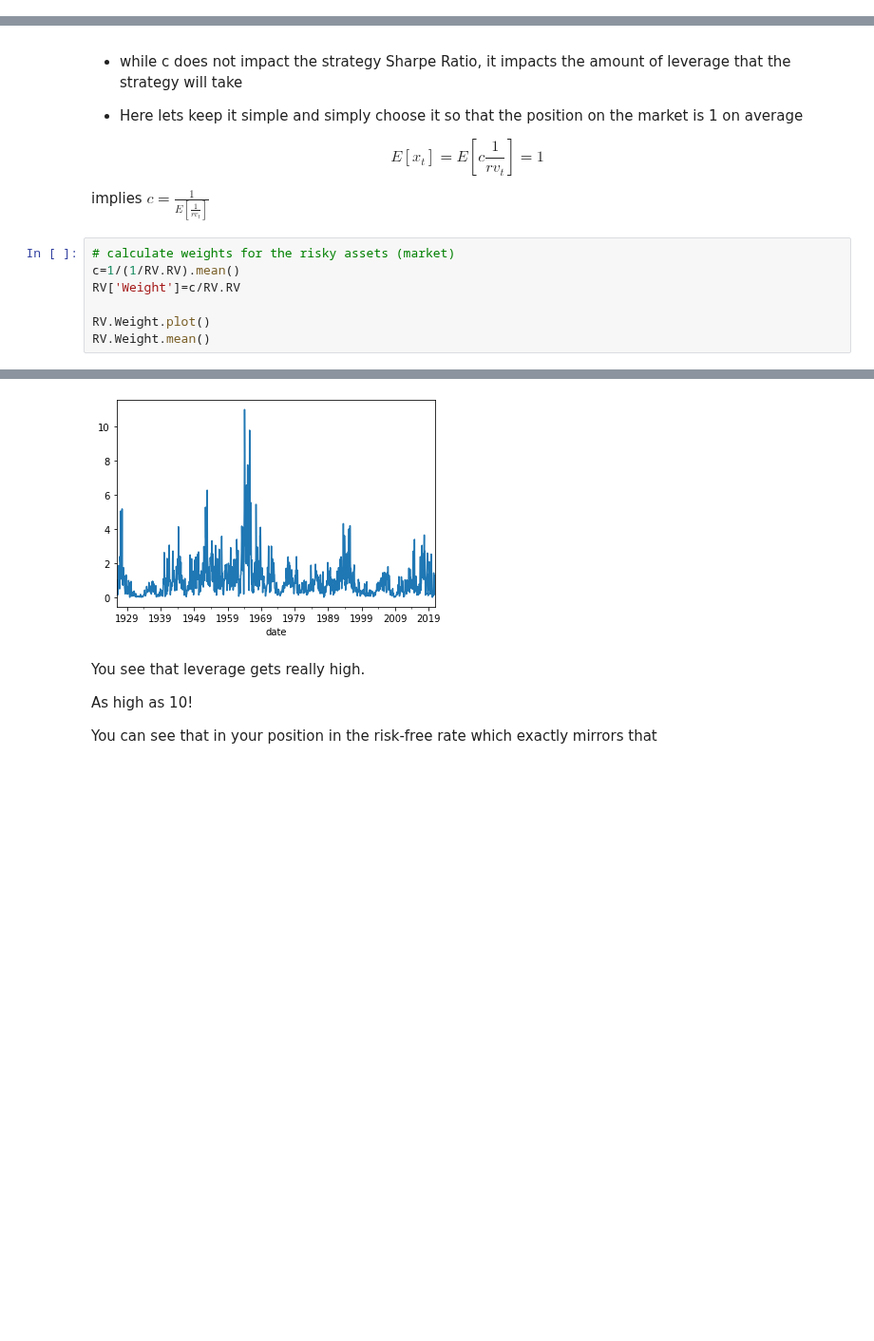
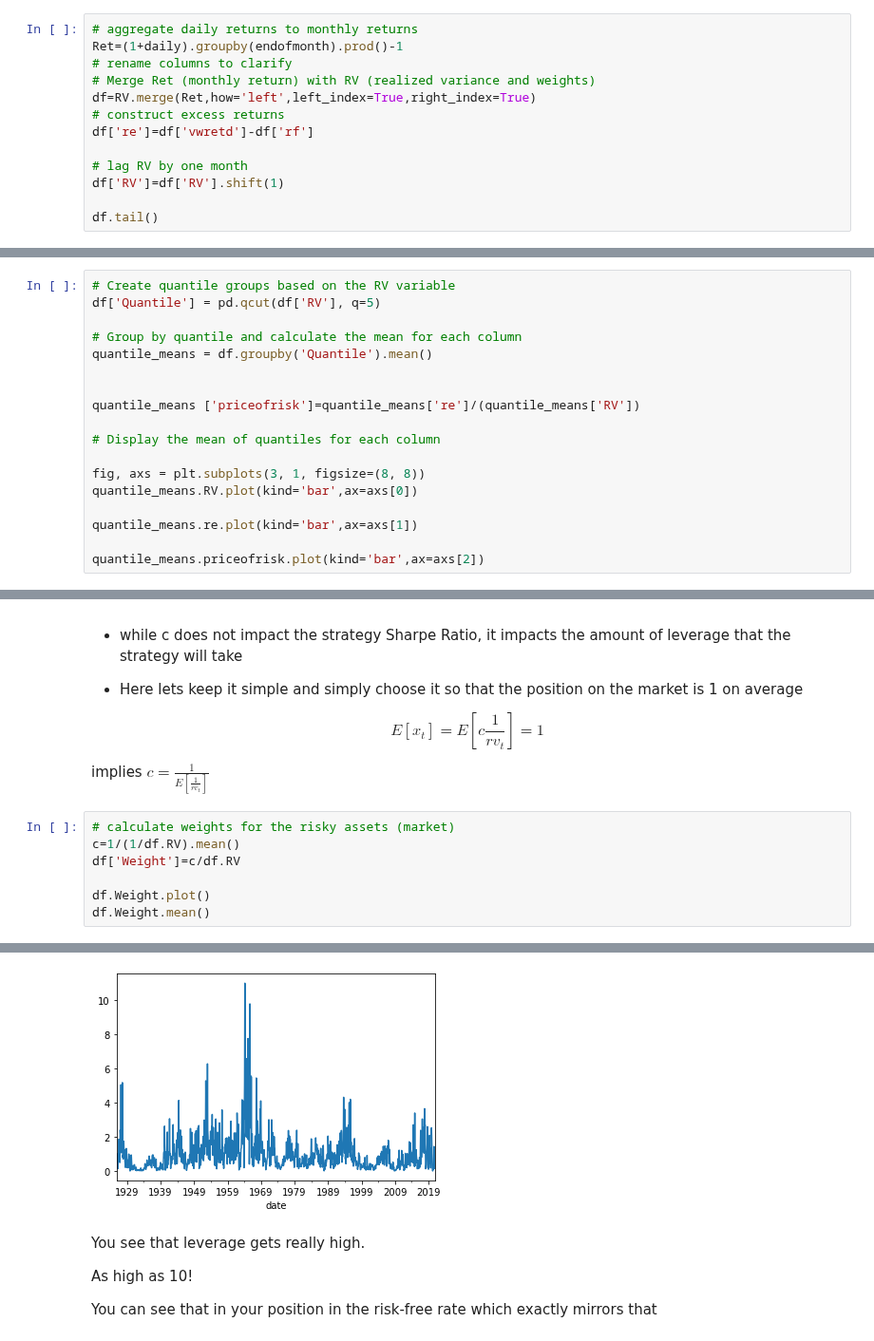
Before and after one commit to jdp9675/UG54, a Jupyter notebook: chapters/Finance/Volatilitytiming.ipynb, the cells around one changed output, grey strips where cells are left out. Shown at 95% size. Cells and saved outputs as stored; diff of their text form; blank space fills up the shorter version.

```diff
--- a/chapters/Finance/Volatilitytiming.ipynb
+++ b/chapters/Finance/Volatilitytiming.ipynb
@@ -137,3 +112,16 @@ Note how clustered volatility is
 that clustering that the strategy exploits
 
 If variance was high this month, probably will be high next month too
+# %%
+# aggregate daily returns to monthly returns
+Ret=(1+daily).groupby(endofmonth).prod()-1
+# rename columns to clarify
+# Merge Ret (monthly return) with RV (realized variance and weights)
+df=RV.merge(Ret,how='left',left_index=True,right_index=True)
+# construct excess returns
+df['re']=df['vwretd']-df['rf']
+
+# lag RV by one month
+df['RV']=df['RV'].shift(1)
+
+df.tail()
@@ -139,0 +136,18 @@ If variance was high this month, probably will be high next month too
+# %%
+# Create quantile groups based on the RV variable
+df['Quantile'] = pd.qcut(df['RV'], q=5)
+
+# Group by quantile and calculate the mean for each column
+quantile_means = df.groupby('Quantile').mean()
+
+
+quantile_means ['priceofrisk']=quantile_means['re']/(quantile_means['RV'])
+
+# Display the mean of quantiles for each column
+
+fig, axs = plt.subplots(3, 1, figsize=(8, 8))
+quantile_means.RV.plot(kind='bar',ax=axs[0])
+
+quantile_means.re.plot(kind='bar',ax=axs[1])
+
+quantile_means.priceofrisk.plot(kind='bar',ax=axs[2])
@@ -161,9 +211,9 @@ $$E[x_t]=E[c\frac{1}{rv_t}]=1$$
 implies $c=\frac{1}{E[\frac{1}{rv_t}]}$
 # %%
 # calculate weights for the risky assets (market)
-c=1/(1/RV.RV).mean()
-RV['Weight']=c/RV.RV
+c=1/(1/df.RV).mean()
+df['Weight']=c/df.RV
 
-RV.Weight.plot()
-RV.Weight.mean()
+df.Weight.plot()
+df.Weight.mean()
 # %% [output]
@@ -171,4 +221,4 @@ RV.Weight.mean()
-[figure, old version]
+[figure, new version]
 # %% [markdown]
 You see that leverage gets really high.
 
```
Also changed, not shown: parts of 18 cells of this notebook.
